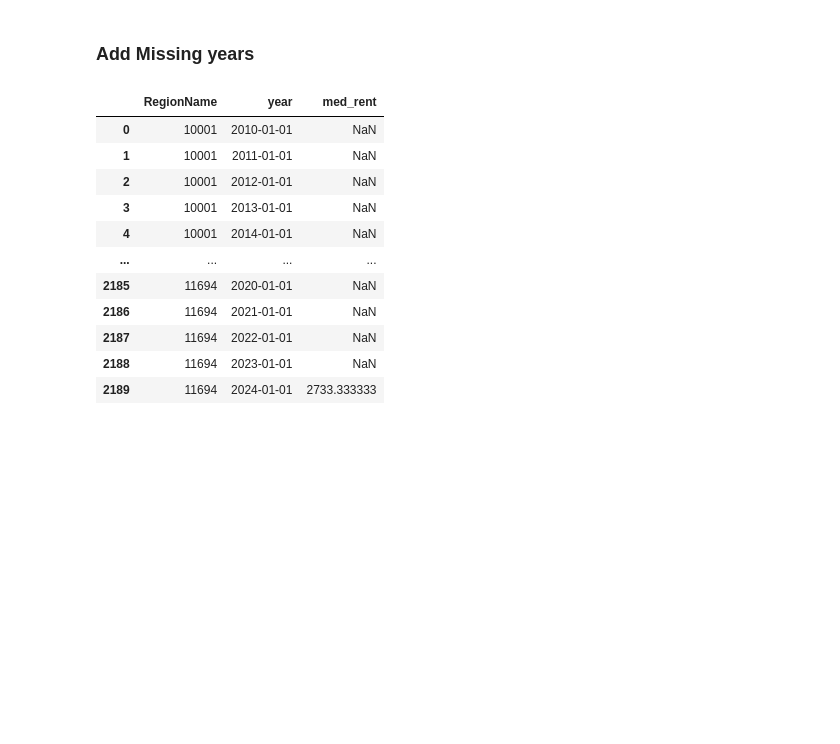
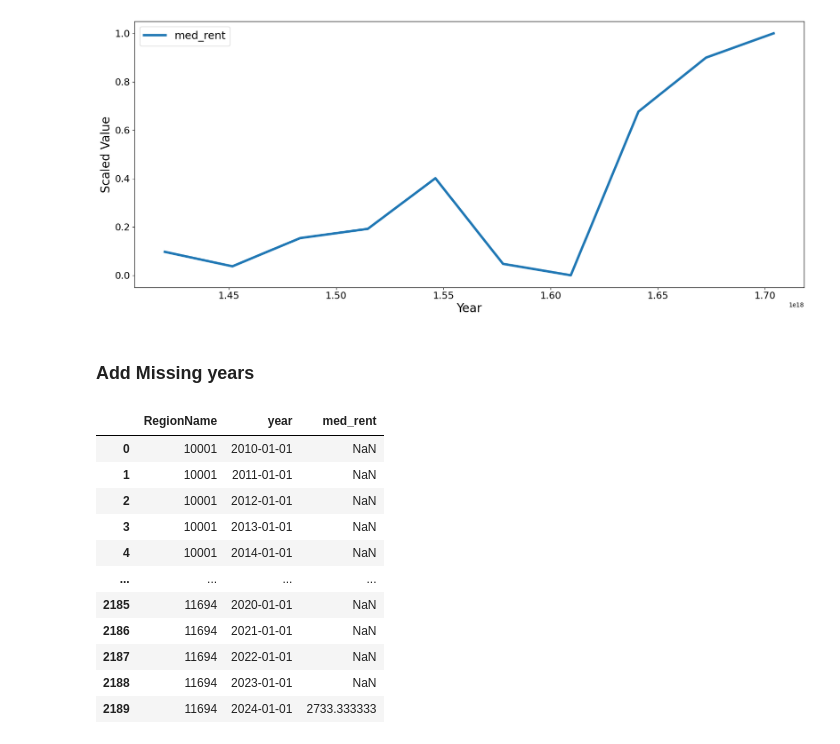
Before and after one commit to khyateed/forecasting-gentrification-nyc, a Jupyter notebook: zillow_data.ipynb, the cells around one changed output. Drawn from its saved outputs; the diff is of its cells as text; code cells hidden in the pictures; blank space fills up the shorter version.

```diff
--- a/zillow_data.ipynb
+++ b/zillow_data.ipynb
@@ -17,6 +18,13 @@ df['year'] = pd.to_datetime(df['year']).dt.year
 df = df.groupby(['RegionName','year'])['med_rent'].mean().reset_index()  # get the average of that year for that zipcode
 df.RegionName = df.RegionName.astype(str)
 df['year'] = pd.to_datetime(df['year'].astype(str))
+# %%
+# check distribution of data before imputing
+
+group_by_yr = df.groupby('year')['med_rent'].mean().reset_index()
+lineplot(group_by_yr, ['med_rent'])
+# %% [output]
+[figure, added]
 # %% [markdown]
 ### Add Missing years
 # %%
```
Also changed, not shown: parts of 8 cells of this notebook.
